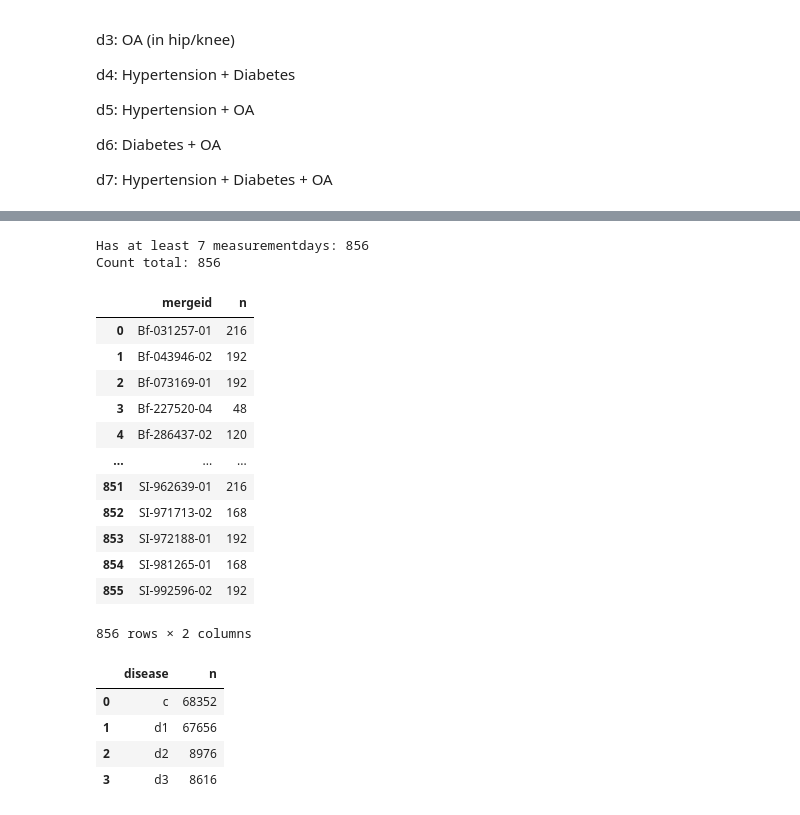
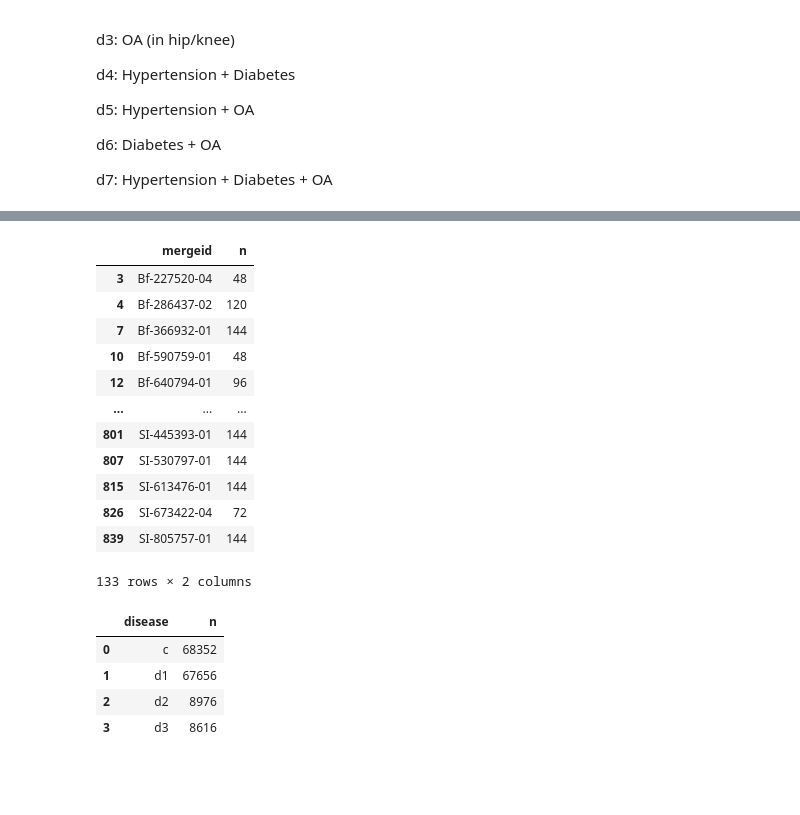
Before and after one commit to niklasprobul/share_wave_8, a Jupyter notebook: ENMO_stat.ipynb, the cells around one changed output, grey strips where cells are left out. Cells and saved outputs as stored; diff of their text form; code cells hidden in the pictures; blank space fills up the shorter version.

```diff
--- a/ENMO_stat.ipynb
+++ b/ENMO_stat.ipynb
@@ -181,27 +196,22 @@ df_summarize = df_summarize.drop_duplicates(subset='mergeid', keep='first')
-# %%
-print('Has at least 7 measurementdays: {}\nCount total: {}'.format(np.sum(df_summarize['measurementday'] <=7), np.sum(df_summarize['measurementday'])))
-# %% [output]
-Has at least 7 measurementdays: 856
-Count total: 856
 # %%
 from dfply import *
-df_stat >> group_by(X.mergeid) >> summarize(n=X['ENMO_hour'].count())
+df_stat >> group_by(X.mergeid) >> summarize(n=X['ENMO_hour'].count())  >> filter_by(X.n < 168)
 # 24*7 = 168 --> should be 168 values at least for each respondent
-# not the case here
+# not the case here:
 # %% [output]
 |  | mergeid | n |
-| 0 | Bf-031257-01 | 216 |
-| 1 | Bf-043946-02 | 192 |
-| 2 | Bf-073169-01 | 192 |
 | 3 | Bf-227520-04 | 48 |
 | 4 | Bf-286437-02 | 120 |
+| 7 | Bf-366932-01 | 144 |
+| 10 | Bf-590759-01 | 48 |
+| 12 | Bf-640794-01 | 96 |
 | ... | ... | ... |
-| 851 | SI-962639-01 | 216 |
-| 852 | SI-971713-02 | 168 |
-| 853 | SI-972188-01 | 192 |
-| 854 | SI-981265-01 | 168 |
-| 855 | SI-992596-02 | 192 |
+| 801 | SI-445393-01 | 144 |
+| 807 | SI-530797-01 | 144 |
+| 815 | SI-613476-01 | 144 |
+| 826 | SI-673422-04 | 72 |
+| 839 | SI-805757-01 | 144 |
-856 rows × 2 columns
+133 rows × 2 columns
 # %%
 df_stat >> group_by(X.disease) >> summarize(n=X['ENMO_hour'].count())
 # no respondens with multiple diseases??
```
Also changed, not shown: parts of 1 cell of this notebook.
